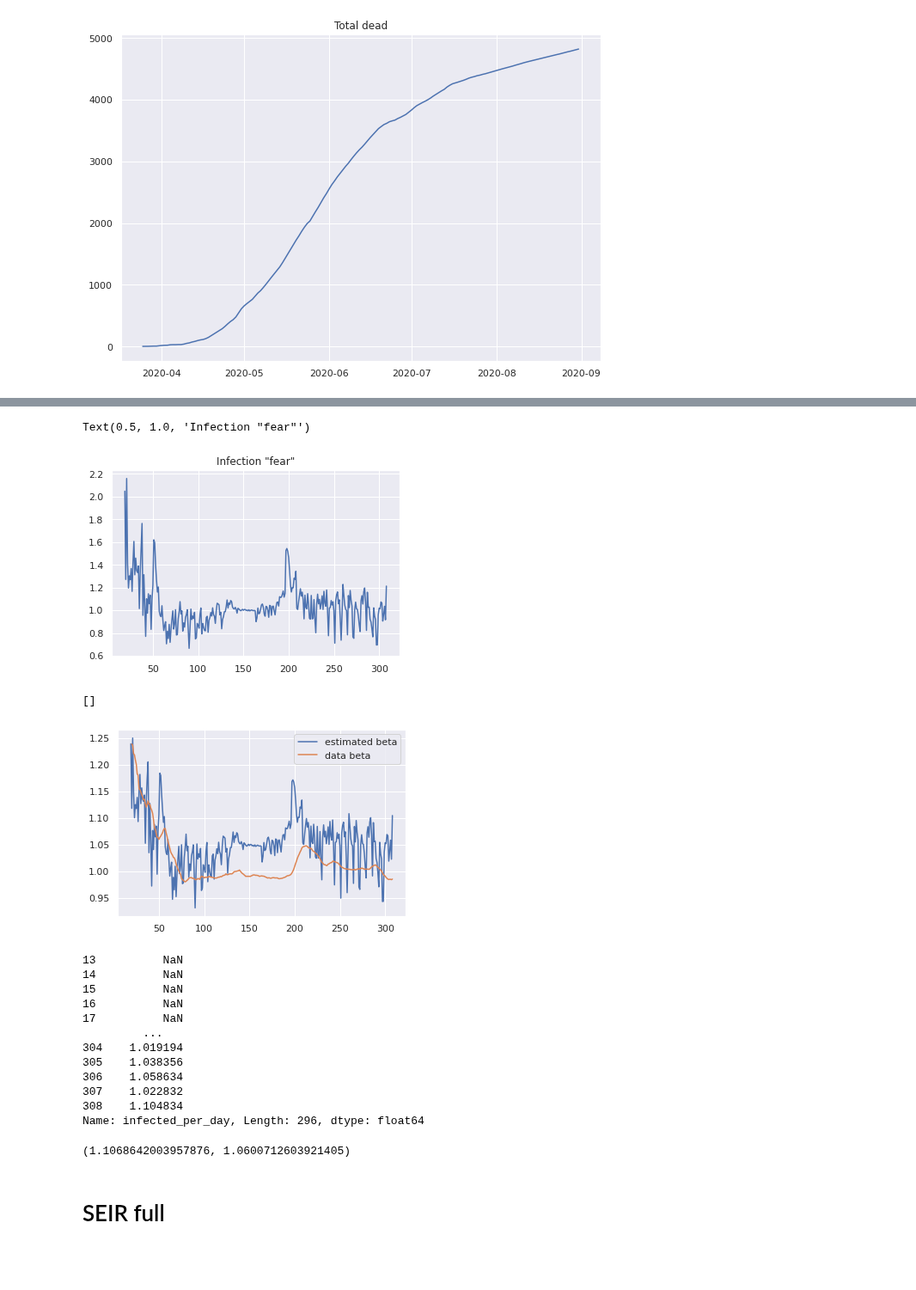
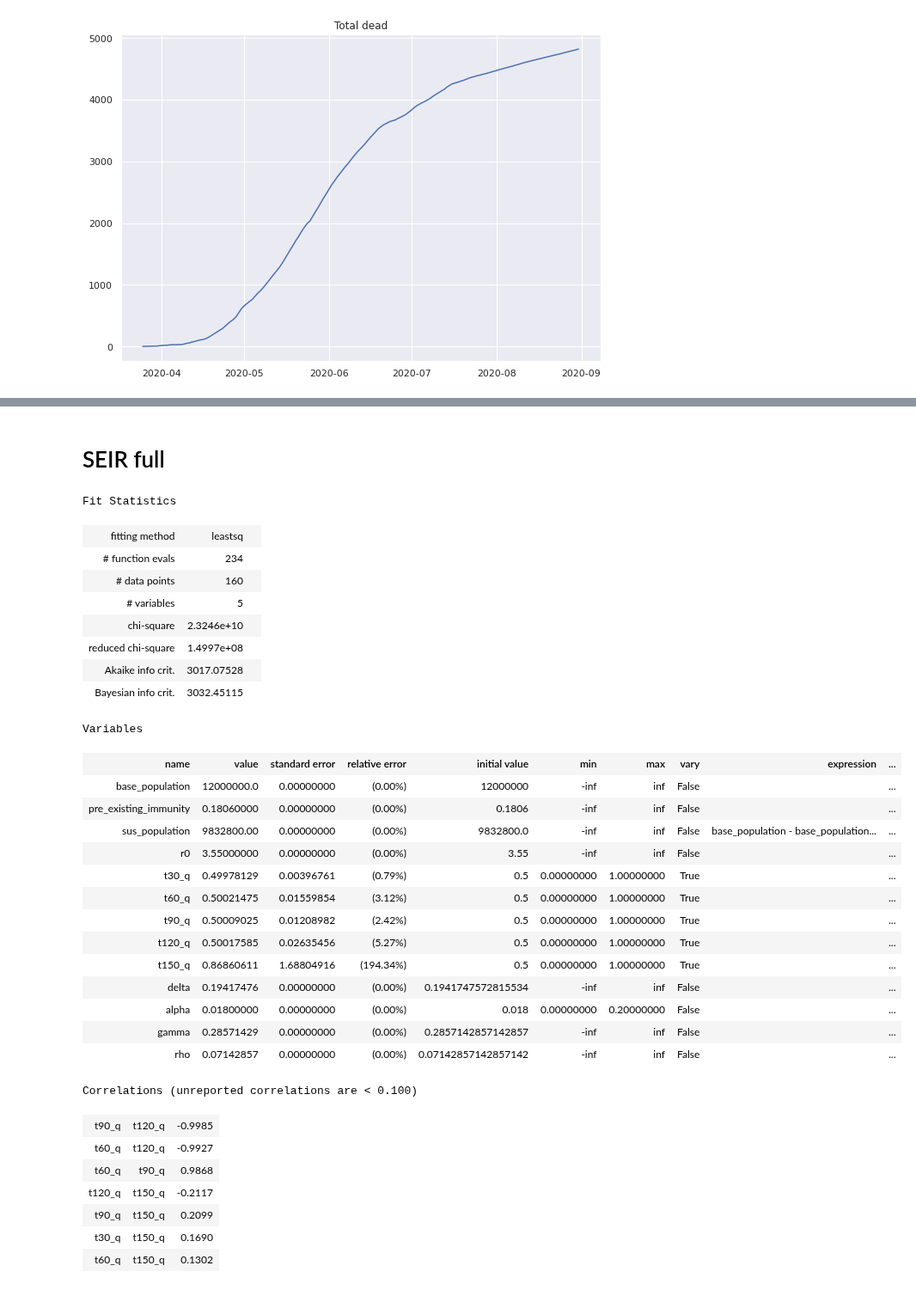
Before and after one commit to btseytlin/covid_peak_sir_modelling, a Jupyter notebook: seir_curve_fit.ipynb, the cells around one changed output, grey strips where cells are left out. Shown at 86% size. Cells and saved outputs as stored; diff of their text form; code cells hidden in the pictures; blank space fills up the shorter version.

```diff
--- a/seir_curve_fit.ipynb
+++ b/seir_curve_fit.ipynb
@@ -43,4 +39,3 @@ First death
 # %%
-df = df[df.date >= df[df['total_dead'] > 0].iloc[0].date]
-df.head()
+df[df['total_dead'] > 0].iloc[0]
 # %% [output]
@@ -133,48 +66,46 @@ beta_base
-# %%
-fear = df['infected_per_day']/df['infected_per_day'].rolling(7).mean()
-plt.plot(fear)
-plt.title('Infection "fear"')
-# %% [output]
-Text(0.5, 1.0, 'Infection "fear"')
-[figure, removed]
-# %%
-beta_fear = beta_base - 0.8 * 1/np.exp(fear)
-plt.plot(beta_fear, label='estimated beta')
-beta_from_data.rolling(7).mean().plot(label='data beta')
-plt.legend()
-plt.plot()
-# %% [output]
-[]
-[figure, removed]
-# %%
-beta_fear
-# %% [output]
-13          NaN
-14          NaN
-15          NaN
-16          NaN
-17          NaN
-         ...
-304    1.019194
-305    1.038356
-306    1.058634
-307    1.022832
-308    1.104834
-Name: infected_per_day, Length: 296, dtype: float64
-# %%
-beta_fear[50], beta_from_data[50]
-# %% [output]
-(1.1068642003957876, 1.0600712603921405)
 # %% [markdown]
 # SEIR full
 # %%
 model = SEIR()
-subset = df
+subset = df[(df.date >= '2020-03-25') & (df.date <= '2020-08-31')]
 model.fit(subset)
 
 S, E, I, R, D = model.predict_train()
 
 result = model.fit_result_
 result
+# %% [output]
+Fit Statistics
+| fitting method | leastsq |  |
+| # function evals | 234 |  |
+| # data points | 160 |  |
+| # variables | 5 |  |
+| chi-square | 2.3246e+10 |  |
+| reduced chi-square | 1.4997e+08 |  |
+| Akaike info crit. | 3017.07528 |  |
+| Bayesian info crit. | 3032.45115 |  |
+Variables
+| name | value | standard error | relative error | initial value | min | max | vary | expression | ... |
+| base_population | 12000000.0 | 0.00000000 | (0.00%) | 12000000 | -inf | inf | False |  | ... |
+| pre_existing_immunity | 0.18060000 | 0.00000000 | (0.00%) | 0.1806 | -inf | inf | False |  | ... |
+| sus_population | 9832800.00 | 0.00000000 | (0.00%) | 9832800.0 | -inf | inf | False | base_population - base_population... | ... |
+| r0 | 3.55000000 | 0.00000000 | (0.00%) | 3.55 | -inf | inf | False |  | ... |
+| t30_q | 0.49978129 | 0.00396761 | (0.79%) | 0.5 | 0.00000000 | 1.00000000 | True |  | ... |
+| t60_q | 0.50021475 | 0.01559854 | (3.12%) | 0.5 | 0.00000000 | 1.00000000 | True |  | ... |
+| t90_q | 0.50009025 | 0.01208982 | (2.42%) | 0.5 | 0.00000000 | 1.00000000 | True |  | ... |
+| t120_q | 0.50017585 | 0.02635456 | (5.27%) | 0.5 | 0.00000000 | 1.00000000 | True |  | ... |
+| t150_q | 0.86860611 | 1.68804916 | (194.34%) | 0.5 | 0.00000000 | 1.00000000 | True |  | ... |
+| delta | 0.19417476 | 0.00000000 | (0.00%) | 0.1941747572815534 | -inf | inf | False |  | ... |
+| alpha | 0.01800000 | 0.00000000 | (0.00%) | 0.018 | 0.00000000 | 0.20000000 | False |  | ... |
+| gamma | 0.28571429 | 0.00000000 | (0.00%) | 0.2857142857142857 | -inf | inf | False |  | ... |
+| rho | 0.07142857 | 0.00000000 | (0.00%) | 0.07142857142857142 | -inf | inf | False |  | ... |
+Correlations (unreported correlations are < 0.100)
+| t90_q | t120_q | -0.9985 |
+| t60_q | t120_q | -0.9927 |
+| t60_q | t90_q | 0.9868 |
+| t120_q | t150_q | -0.2117 |
+| t90_q | t150_q | 0.2099 |
+| t30_q | t150_q | 0.1690 |
+| t60_q | t150_q | 0.1302 |
 # %%
 subset.iloc[0]
```
Also changed, not shown: parts of 22 cells of this notebook, 1 other file.
